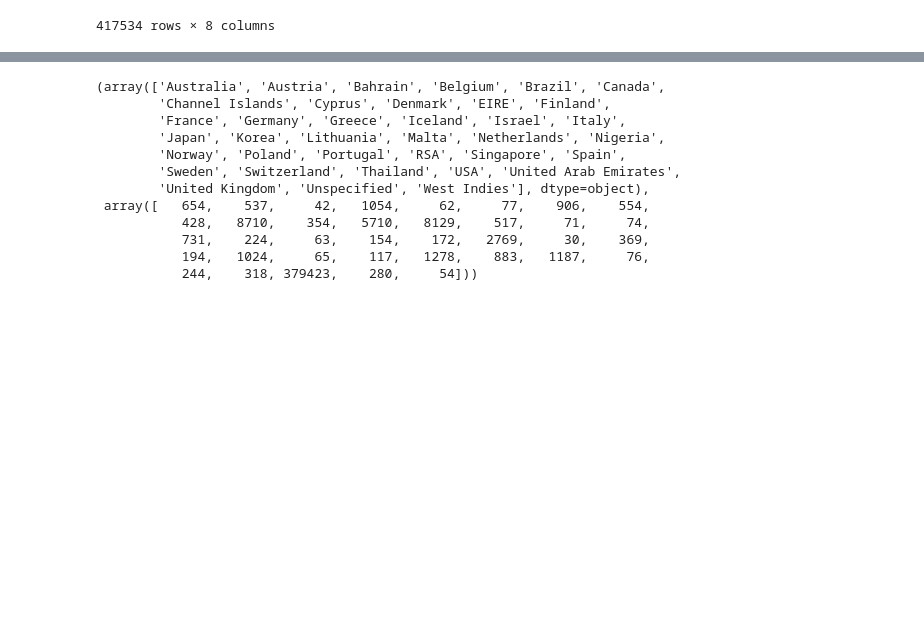
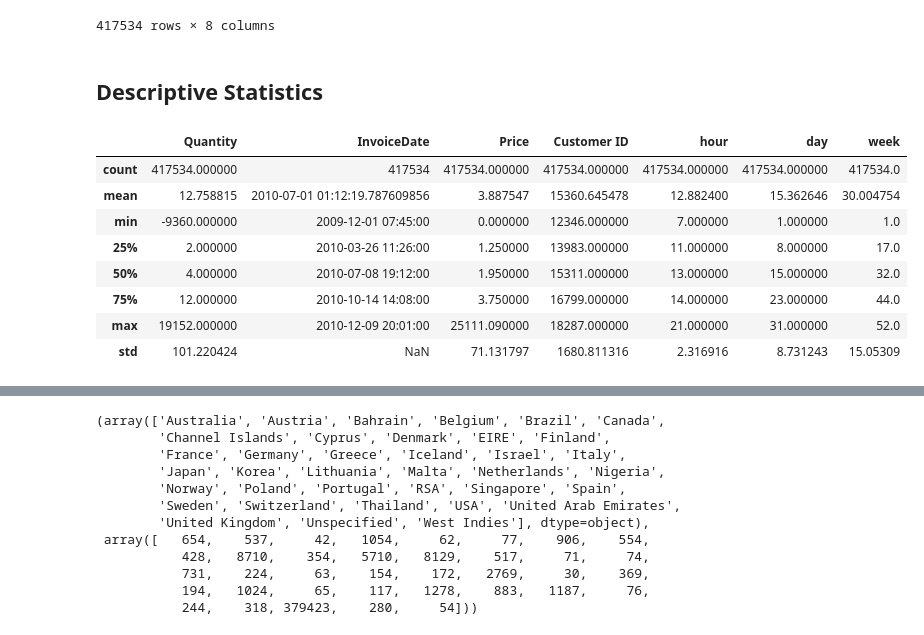
Before and after one commit to SteveG365/Customer-Value-Lifetime, a Jupyter notebook: notebooks/EDA.ipynb, the cells around one changed output, grey strips where cells are left out. Cells and saved outputs as stored; diff of their text form; code cells hidden in the pictures; blank space fills up the shorter version.

```diff
--- a/notebooks/EDA.ipynb
+++ b/notebooks/EDA.ipynb
@@ -72,3 +72,17 @@ df = df.loc[~df['Customer ID'].isna()]
 | 525459 | 538171 | 20970 | PINK FLORAL FELTCRAFT SHOULDER BAG | 2 | 2010-12-09 20:01:00 | 3.75 | 17530.0 | United Kingdom |
 | 525460 | 538171 | 21931 | JUMBO STORAGE BAG SUKI | 2 | 2010-12-09 20:01:00 | 1.95 | 17530.0 | United Kingdom |
 417534 rows × 8 columns
+# %% [markdown]
+## Descriptive Statistics
+# %%
+df.describe()
+# %% [output]
+|  | Quantity | InvoiceDate | Price | Customer ID | hour | day | week |
+| count | 417534.000000 | 417534 | 417534.000000 | 417534.000000 | 417534.000000 | 417534.000000 | 417534.0 |
+| mean | 12.758815 | 2010-07-01 01:12:19.787609856 | 3.887547 | 15360.645478 | 12.882400 | 15.362646 | 30.004754 |
+| min | -9360.000000 | 2009-12-01 07:45:00 | 0.000000 | 12346.000000 | 7.000000 | 1.000000 | 1.0 |
+| 25% | 2.000000 | 2010-03-26 11:26:00 | 1.250000 | 13983.000000 | 11.000000 | 8.000000 | 17.0 |
+| 50% | 4.000000 | 2010-07-08 19:12:00 | 1.950000 | 15311.000000 | 13.000000 | 15.000000 | 32.0 |
+| 75% | 12.000000 | 2010-10-14 14:08:00 | 3.750000 | 16799.000000 | 14.000000 | 23.000000 | 44.0 |
+| max | 19152.000000 | 2010-12-09 20:01:00 | 25111.090000 | 18287.000000 | 21.000000 | 31.000000 | 52.0 |
+| std | 101.220424 | NaN | 71.131797 | 1680.811316 | 2.316916 | 8.731243 | 15.05309 |
```
Also changed, not shown: parts of 3 cells of this notebook, 3 other files.
